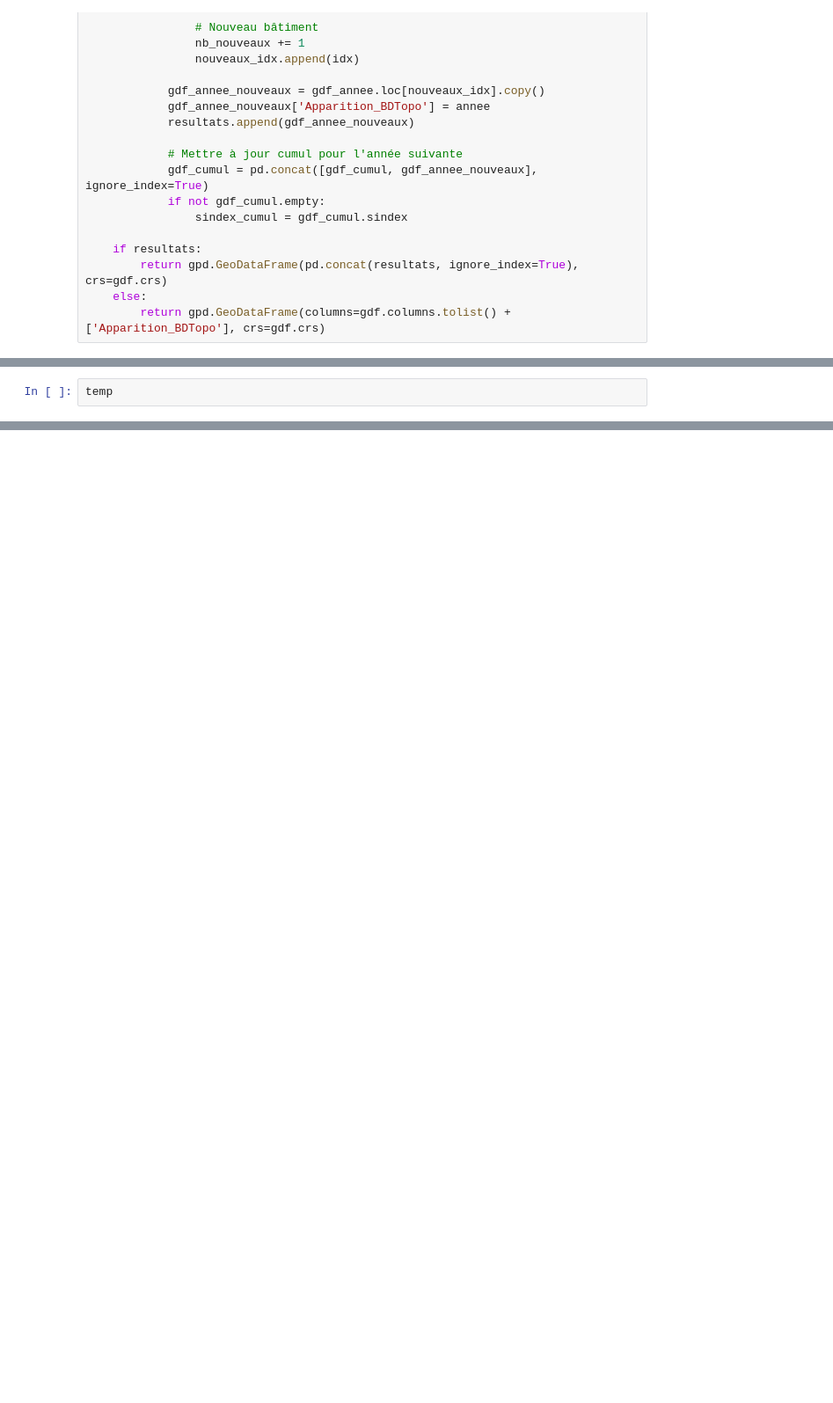
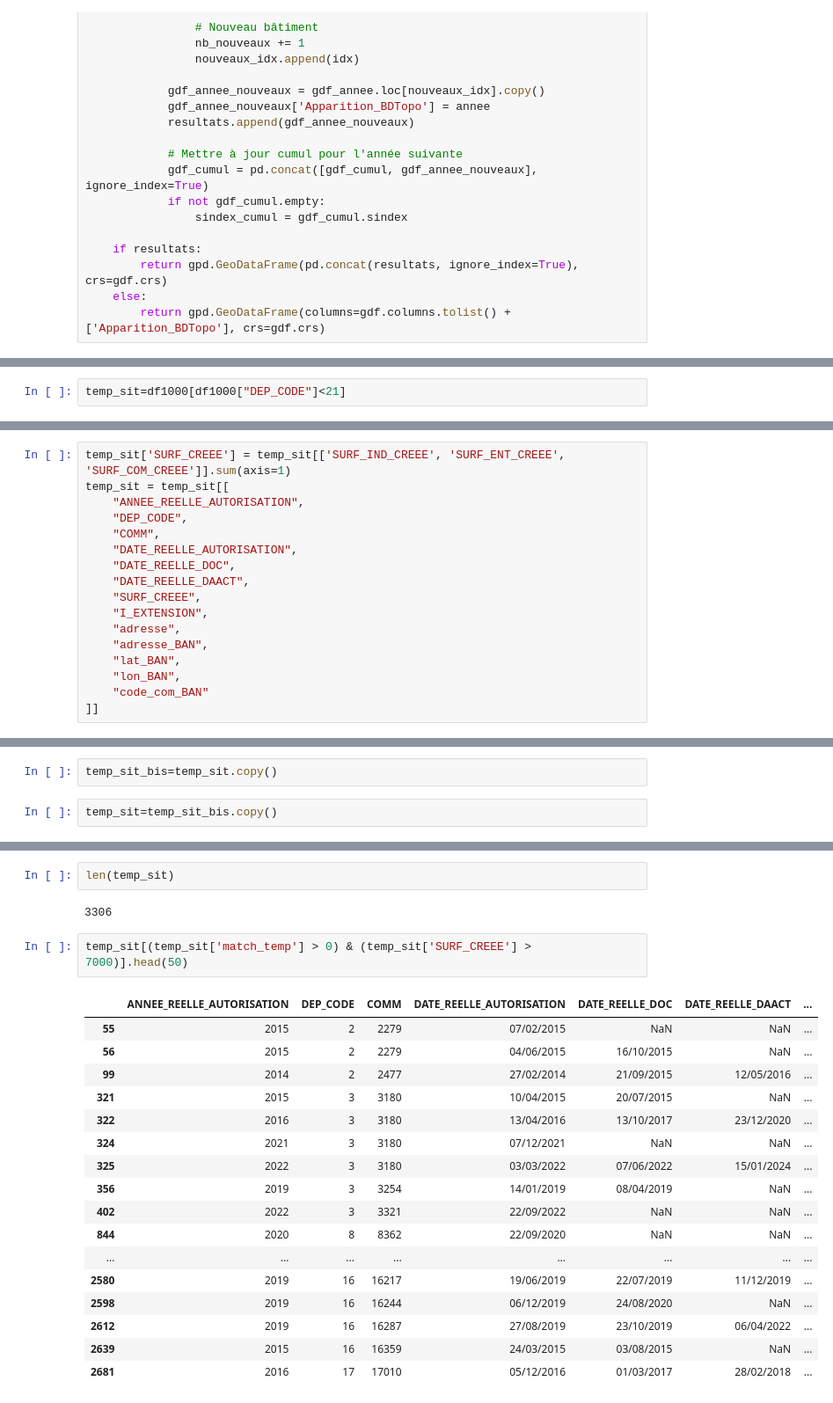
Before and after one commit to xdalp/projet3A, a Jupyter notebook: appariement_Sitadel_BDTopo.ipynb, the cells around one changed output, grey strips where cells are left out. Shown at 88% size. Drawn from its saved outputs; the diff is of its cells as text; blank space fills up the shorter version.

```diff
--- a/appariement_Sitadel_BDTopo.ipynb
+++ b/appariement_Sitadel_BDTopo.ipynb
@@ -202,2 +278,2 @@ NameError: name 'nouveaux_batiments' is not defined
 # %%
-temp
+temp_sit=df1000[df1000["DEP_CODE"]<21]
@@ -205,0 +280,17 @@ NameError: name 'temp' is not defined
+# %%
+temp_sit['SURF_CREEE'] = temp_sit[['SURF_IND_CREEE', 'SURF_ENT_CREEE', 'SURF_COM_CREEE']].sum(axis=1)
+temp_sit = temp_sit[[
+    "ANNEE_REELLE_AUTORISATION",
+    "DEP_CODE",
+    "COMM",
+    "DATE_REELLE_AUTORISATION",
+    "DATE_REELLE_DOC",
+    "DATE_REELLE_DAACT",
+    "SURF_CREEE",
+    "I_EXTENSION",
+    "adresse",
+    "adresse_BAN",
+    "lat_BAN",
+    "lon_BAN",
+    "code_com_BAN"
+]]
@@ -205,0 +416,4 @@ NameError: name 'temp' is not defined
+# %%
+temp_sit_bis=temp_sit.copy()
+# %%
+temp_sit=temp_sit_bis.copy()
@@ -205,0 +529,24 @@ NameError: name 'temp' is not defined
+# %%
+len(temp_sit)
+# %% [output]
+3306
+# %%
+temp_sit[(temp_sit['match_temp'] > 0) & (temp_sit['SURF_CREEE'] > 7000)].head(50)
+# %% [output]
+|  | ANNEE_REELLE_AUTORISATION | DEP_CODE | COMM | DATE_REELLE_AUTORISATION | DATE_REELLE_DOC | DATE_REELLE_DAACT | ... |
+| 55 | 2015 | 2 | 2279 | 07/02/2015 | NaN | NaN | ... |
+| 56 | 2015 | 2 | 2279 | 04/06/2015 | 16/10/2015 | NaN | ... |
+| 99 | 2014 | 2 | 2477 | 27/02/2014 | 21/09/2015 | 12/05/2016 | ... |
+| 321 | 2015 | 3 | 3180 | 10/04/2015 | 20/07/2015 | NaN | ... |
+| 322 | 2016 | 3 | 3180 | 13/04/2016 | 13/10/2017 | 23/12/2020 | ... |
+| 324 | 2021 | 3 | 3180 | 07/12/2021 | NaN | NaN | ... |
+| 325 | 2022 | 3 | 3180 | 03/03/2022 | 07/06/2022 | 15/01/2024 | ... |
+| 356 | 2019 | 3 | 3254 | 14/01/2019 | 08/04/2019 | NaN | ... |
+| 402 | 2022 | 3 | 3321 | 22/09/2022 | NaN | NaN | ... |
+| 844 | 2020 | 8 | 8362 | 22/09/2020 | NaN | NaN | ... |
+| ... | ... | ... | ... | ... | ... | ... | ... |
+| 2580 | 2019 | 16 | 16217 | 19/06/2019 | 22/07/2019 | 11/12/2019 | ... |
+| 2598 | 2019 | 16 | 16244 | 06/12/2019 | 24/08/2020 | NaN | ... |
+| 2612 | 2019 | 16 | 16287 | 27/08/2019 | 23/10/2019 | 06/04/2022 | ... |
+| 2639 | 2015 | 16 | 16359 | 24/03/2015 | 03/08/2015 | NaN | ... |
+| 2681 | 2016 | 17 | 17010 | 05/12/2016 | 01/03/2017 | 28/02/2018 | ... |
```
Also changed, not shown: parts of 12 cells of this notebook, 3 other files.
